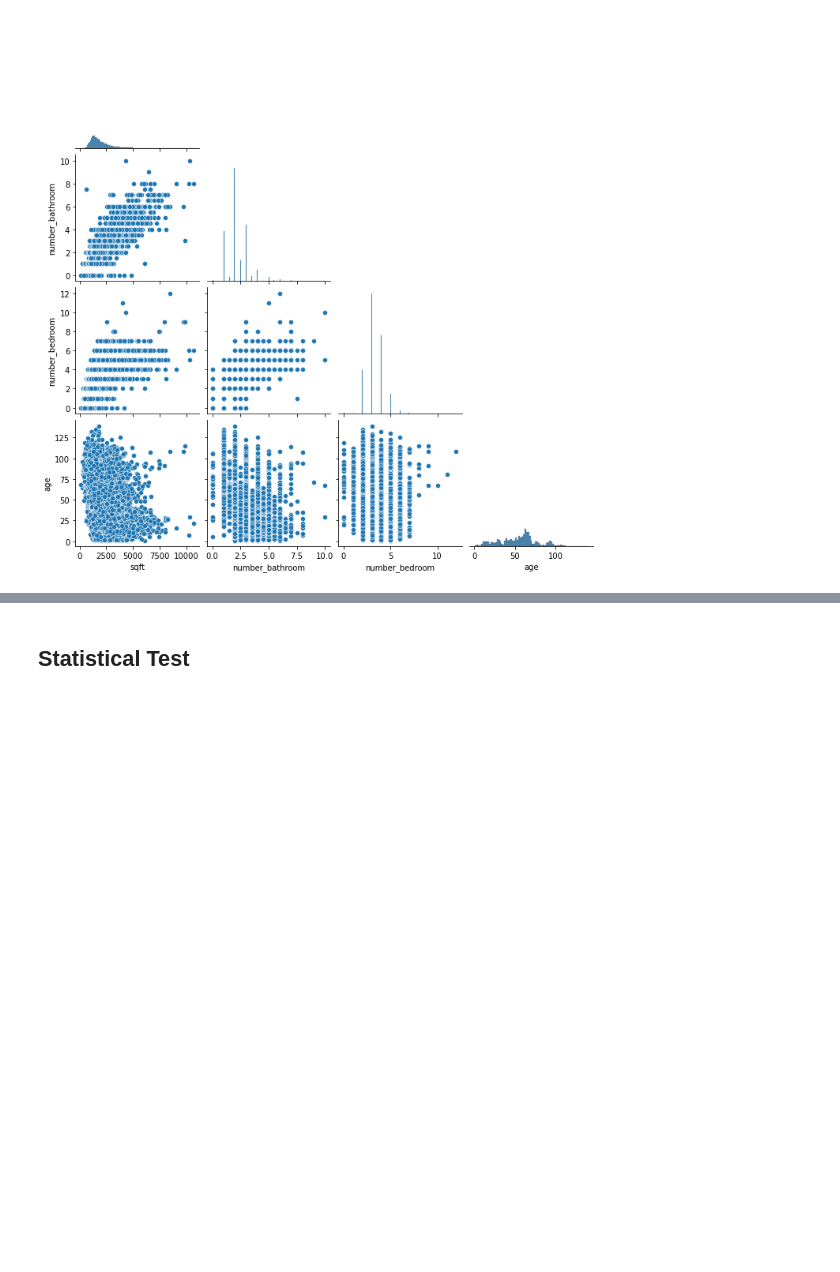
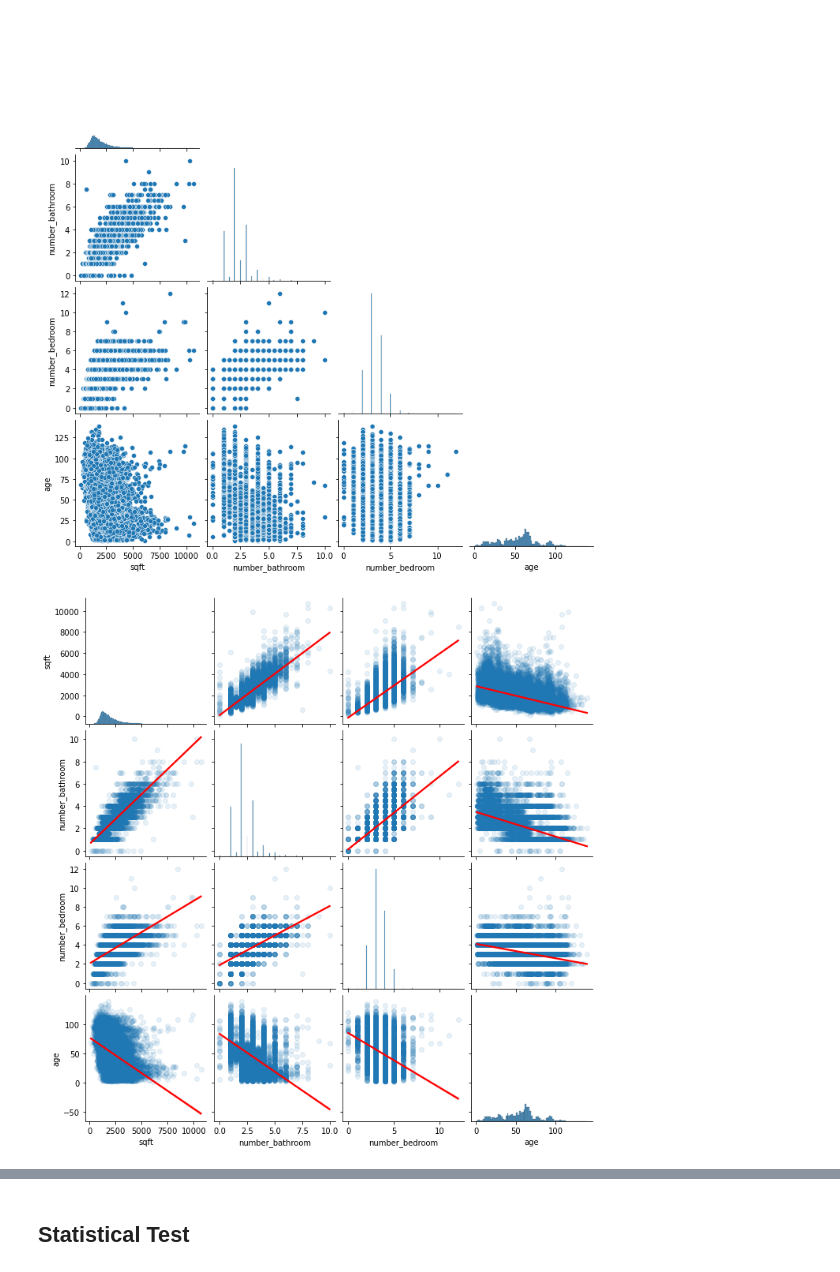
Before and after one commit to Olivert75/regression_project, a Jupyter notebook: final_notebook.ipynb, the cells around one changed output, grey strips where cells are left out. Drawn from its saved outputs; the diff is of its cells as text; code cells hidden in the pictures; blank space fills up the shorter version.

```diff
--- a/final_notebook.ipynb
+++ b/final_notebook.ipynb
@@ -180,6 +243,11 @@ exp.get_zillow_heatmap(train)
 exp.plot_pairplot(train, cols, hue=None)
 # %% [output]
 [figure]
+# %%
+#Pairplots
+exp.plot_variable_pairs(train, cols, hue=None)
+# %% [output]
+[figure, added]
 # %% [markdown]
 Take away:
 - Most of the property has 3 bedrooms and bathrooms
```
Also changed, not shown: parts of 25 cells of this notebook.
